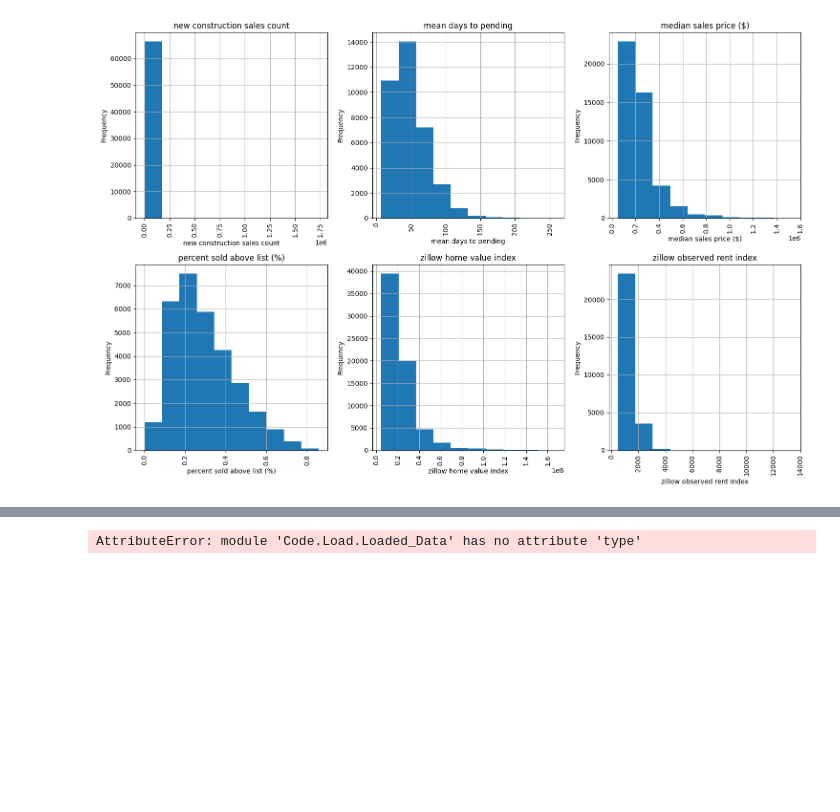
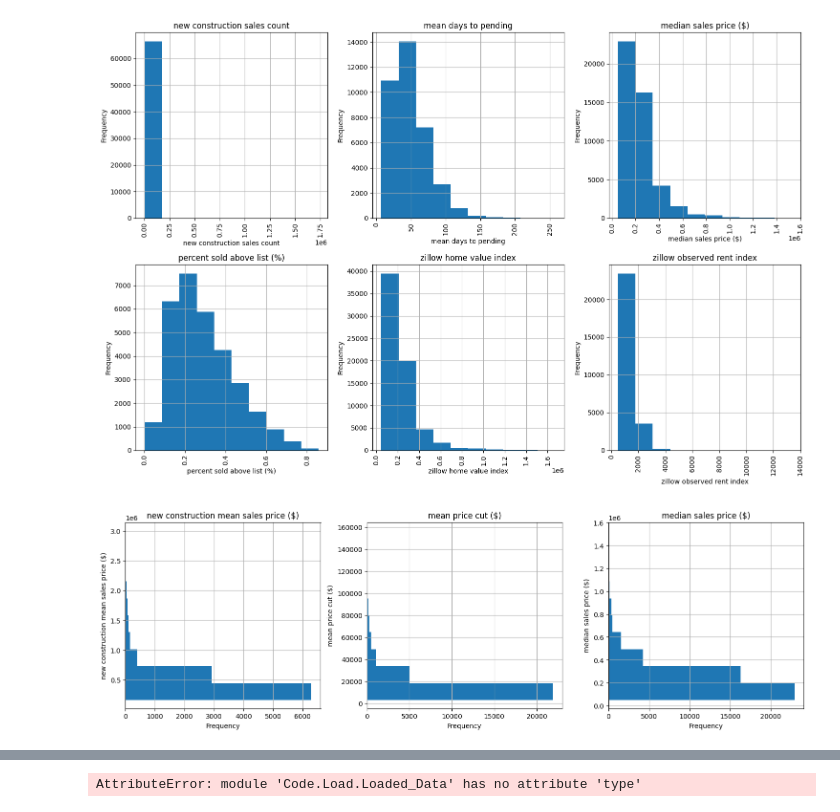
Before and after one commit to jacobsimeral/TS_Forecasting_Project, a Jupyter notebook: Code/EDA/Hassan_EDA.ipynb, the cells around one changed output, grey strips where cells are left out. Drawn from its saved outputs; the diff is of its cells as text; code cells hidden in the pictures; blank space fills up the shorter version.

```diff
--- a/Code/EDA/Hassan_EDA.ipynb
+++ b/Code/EDA/Hassan_EDA.ipynb
@@ -350,49 +350,31 @@ plt.show()
 # %% [output]
 [figure]
 # %%
-# import matplotlib.pyplot as plt
+import matplotlib.pyplot as plt
 
-# # Select the columns you want to include in the histograms
-# columns_to_plot = [
-#     'new construction mean sales price ($)',
-#     'mean price cut ($)',
-#     'median sales price ($)',
-# ]
+# Select the columns with "$" sign in their name
+price_columns = [col for col in df.columns if '$' in col]
 
-# # Create a new DataFrame with only the selected columns
-# df_subset = df[columns_to_plot]
+# Create a new DataFrame with only the selected price columns
+df_price_subset = df[price_columns]
 
-# # Determine if a column contains "$" sign
-# columns_with_dollar = [col for col in df_subset.columns if '$' in col]
+# Determine the number of rows and columns for subplots
+num_cols = 3
+num_rows = (len(price_columns) + num_cols - 1) // num_cols  # Ensure enough rows to display all histograms
 
-# # Transpose the DataFrame only if there are columns with "$" sign
-# if columns_with_dollar:
-#     df_subset = df_subset.transpose()
+# Create subplots with non-overlapping layout
+fig, axes = plt.subplots(num_rows, num_cols, figsize=(15, 5 * num_rows))
+axes = axes.flatten()  # Flatten the axes array for easier iteration
 
-# # Determine the number of rows and columns for subplots
-# num_cols = 3
-# num_rows = (len(df_subset.columns) + num_cols - 1) // num_cols  # Ensure enough rows to display all histograms
+# Plot histograms for each selected price column
+for i, col in enumerate(df_price_subset.columns):
+    ax = axes[i]
+    df_price_subset[col].hist(ax=ax, orientation='horizontal')  # Set orientation to horizontal
+    ax.set_title(col)
+    ax.set_xlabel('Frequency')
+    ax.set_ylabel(col)  # Set the price column as the y-axis label
 
-# # Create subplots with non-overlapping layout
-# fig, axes = plt.subplots(num_rows, num_cols, figsize=(15, 5 * num_rows))
-# axes = axes.flatten()  # Flatten the axes array for easier iteration
-
-# # Plot histograms for each selected column
-# for i, col in enumerate(df_subset.columns):
-#     ax = axes[i]
-#     if columns_with_dollar:
-#         df_subset[col].plot(kind='barh', ax=ax)
-#         ax.set_ylabel(col)
-#         ax.set_xlabel('Frequency')
-#         ax.set_title(col)
-#     else:
-#         df_subset[col].hist(ax=ax)
-#         ax.set_title(col)
-#         ax.set_xlabel(col)
-#         ax.set_ylabel('Frequency')
-#         ax.tick_params(axis='x', rotation=90)  # Rotate x-axis labels
-
-#     ax.tick_params(axis='y', rotation=0)  # Rotate y-axis labels
-
-# plt.tight_layout()
-# plt.show()
+plt.tight_layout()
+plt.show()
+# %% [output]
+[figure, added]
```
Also changed, not shown: parts of 2 cells of this notebook, 1 other file.
